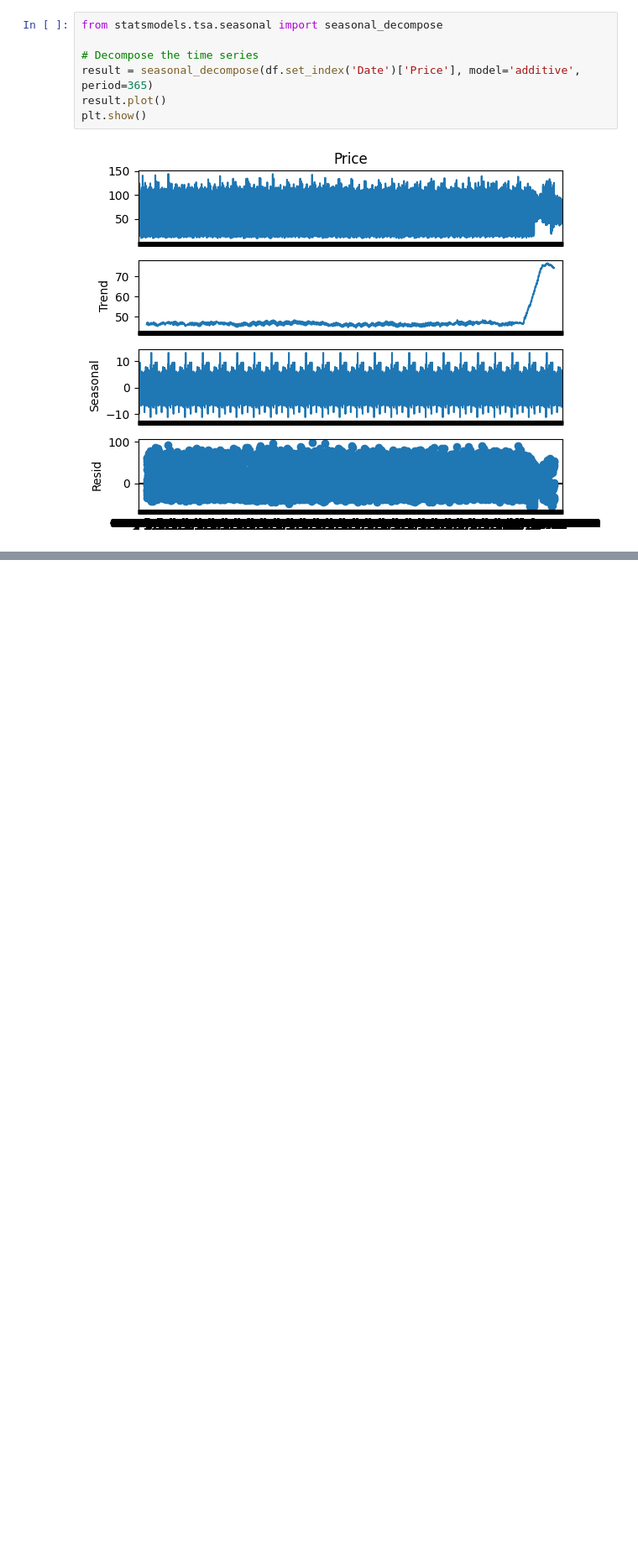
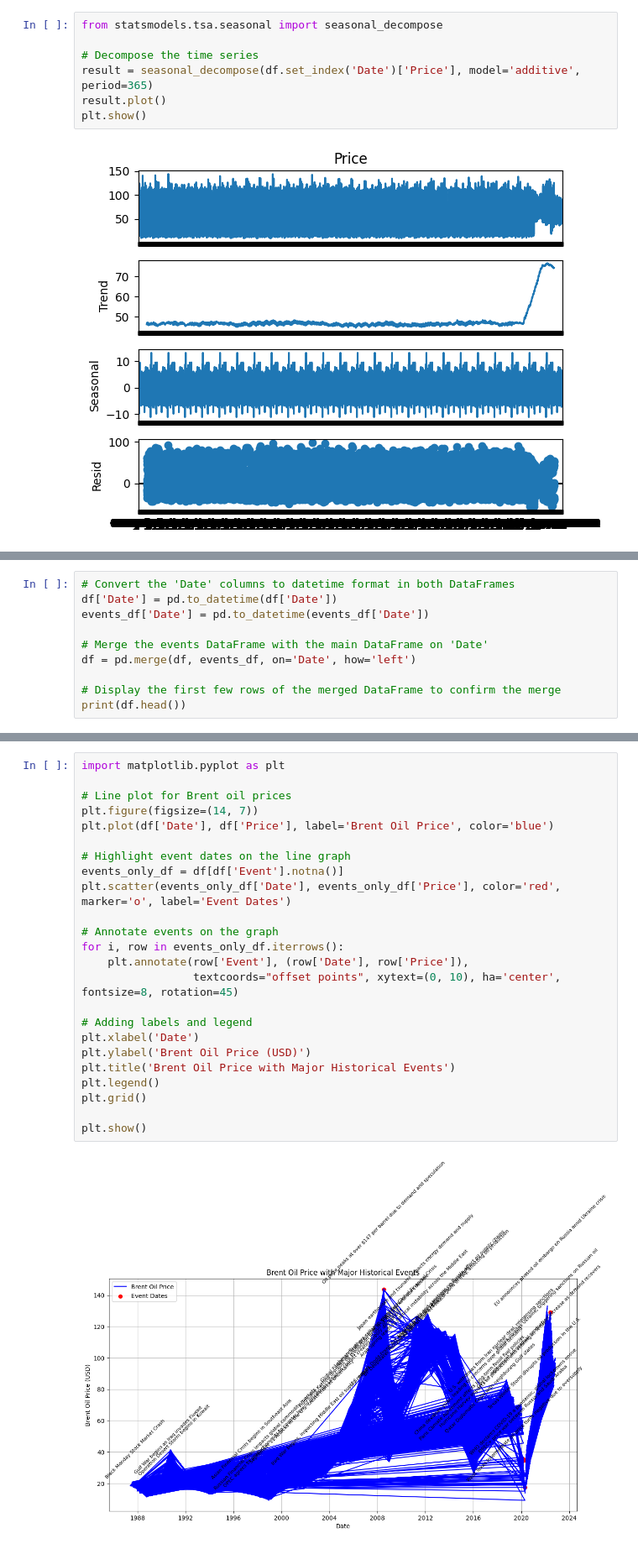
Before and after one commit to tesfayefekadu/TimeSeries-Change_Point_Detection, a Jupyter notebook: notebooks/data_analysis.ipynb, the cells around one changed output, grey strips where cells are left out. Shown at 84% size. Drawn from its saved outputs; the diff is of its cells as text; blank space fills up the shorter version.

```diff
--- a/notebooks/data_analysis.ipynb
+++ b/notebooks/data_analysis.ipynb
@@ -139,0 +138,10 @@ ValueError: You are trying to merge on object and datetime64[ns] columns for key
+# %%
+# Convert the 'Date' columns to datetime format in both DataFrames
+df['Date'] = pd.to_datetime(df['Date'])
+events_df['Date'] = pd.to_datetime(events_df['Date'])
+
+# Merge the events DataFrame with the main DataFrame on 'Date'
+df = pd.merge(df, events_df, on='Date', how='left')
+
+# Display the first few rows of the merged DataFrame to confirm the merge
+print(df.head())
@@ -139,0 +179,26 @@ ValueError: You are trying to merge on object and datetime64[ns] columns for key
+# %%
+import matplotlib.pyplot as plt
+
+# Line plot for Brent oil prices
+plt.figure(figsize=(14, 7))
+plt.plot(df['Date'], df['Price'], label='Brent Oil Price', color='blue')
+
+# Highlight event dates on the line graph
+events_only_df = df[df['Event'].notna()]
+plt.scatter(events_only_df['Date'], events_only_df['Price'], color='red', marker='o', label='Event Dates')
+
+# Annotate events on the graph
+for i, row in events_only_df.iterrows():
+    plt.annotate(row['Event'], (row['Date'], row['Price']),
+                 textcoords="offset points", xytext=(0, 10), ha='center', fontsize=8, rotation=45)
+
+# Adding labels and legend
+plt.xlabel('Date')
+plt.ylabel('Brent Oil Price (USD)')
+plt.title('Brent Oil Price with Major Historical Events')
+plt.legend()
+plt.grid()
+
+plt.show()
+# %% [output]
+[figure, added]
```
Also changed, not shown: parts of 14 cells of this notebook, 4 other files.
